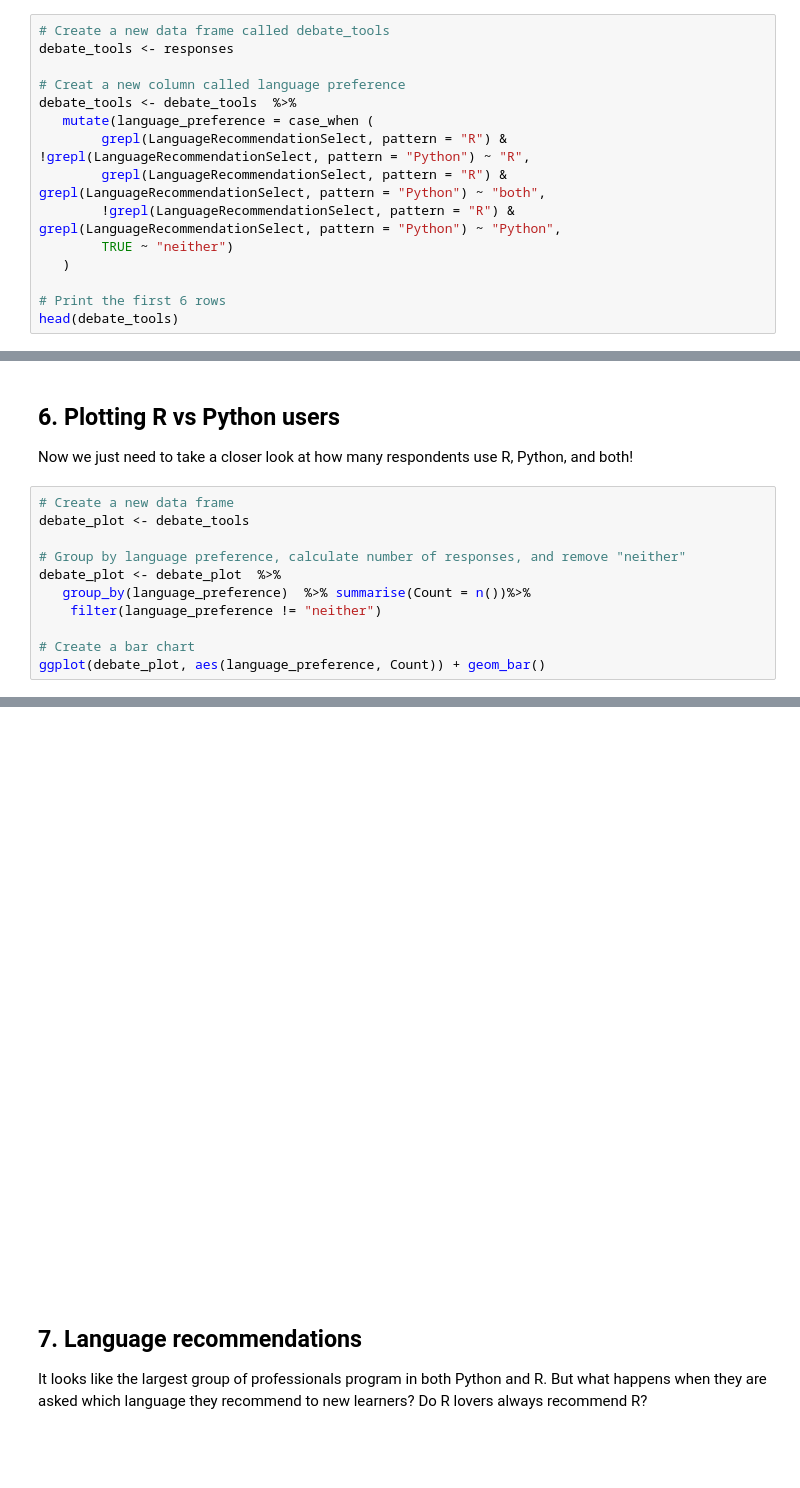
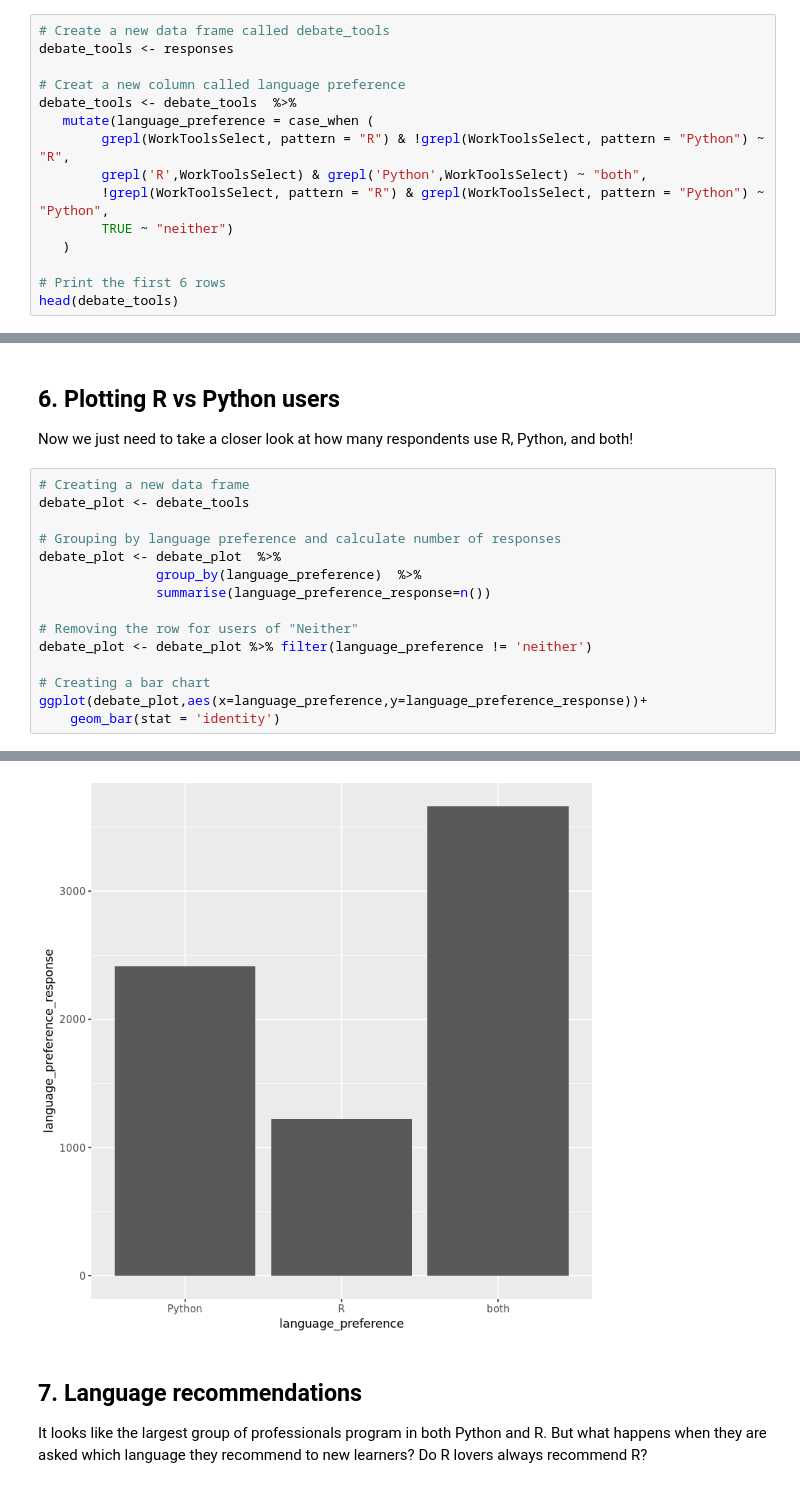
Before and after one commit to skhiearth/DataCamp-Exploring-the-Kaggle-Data-Science-Survey, a Jupyter notebook: notebook.ipynb, the cells around one changed output, grey strips where cells are left out. Drawn from its saved outputs; the diff is of its cells as text; blank space fills up the shorter version.

Commit message:
Most recommended language by language used

```diff
--- a/notebook.ipynb
+++ b/notebook.ipynb
@@ -104,9 +104,9 @@ debate_tools <- responses
 # Creat a new column called language preference
 debate_tools <- debate_tools  %>%
    mutate(language_preference = case_when (
-        grepl(LanguageRecommendationSelect, pattern = "R") & !grepl(LanguageRecommendationSelect, pattern = "Python") ~ "R",
-        grepl(LanguageRecommendationSelect, pattern = "R") & grepl(LanguageRecommendationSelect, pattern = "Python") ~ "both",
-        !grepl(LanguageRecommendationSelect, pattern = "R") & grepl(LanguageRecommendationSelect, pattern = "Python") ~ "Python",
+        grepl(WorkToolsSelect, pattern = "R") & !grepl(WorkToolsSelect, pattern = "Python") ~ "R",
+        grepl('R',WorkToolsSelect) & grepl('Python',WorkToolsSelect) ~ "both",
+        !grepl(WorkToolsSelect, pattern = "R") & grepl(WorkToolsSelect, pattern = "Python") ~ "Python",
         TRUE ~ "neither")
    )
 
@@ -124,14 +124,18 @@ head(debate_tools)
 ## 6. Plotting R vs Python users
 <p>Now we just need to take a closer look at how many respondents use R, Python, and both!</p>
 # %%
-# Create a new data frame
+# Creating a new data frame
 debate_plot <- debate_tools
 
-# Group by language preference, calculate number of responses, and remove "neither"
+# Grouping by language preference and calculate number of responses
 debate_plot <- debate_plot  %>%
-   group_by(language_preference)  %>% summarise(Count = n())%>%
-    filter(language_preference != "neither")
+               group_by(language_preference)  %>%
+               summarise(language_preference_response=n())
 
-# Create a bar chart
-ggplot(debate_plot, aes(language_preference, Count)) + geom_bar()
+# Removing the row for users of "Neither"
+debate_plot <- debate_plot %>% filter(language_preference != 'neither')
+
+# Creating a bar chart
+ggplot(debate_plot,aes(x=language_preference,y=language_preference_response))+
+    geom_bar(stat = 'identity')
 # %% [output]
@@ -155,4 +142,4 @@ Traceback:
-[figure, old version]
+[figure, new version]
 # %% [markdown]
 ## 7. Language recommendations
 <p>It looks like the largest group of professionals program in both Python and R. But what happens when they are asked which language they recommend to new learners? Do R lovers always recommend R?</p>
```
Also changed, not shown: parts of 6 cells of this notebook.
